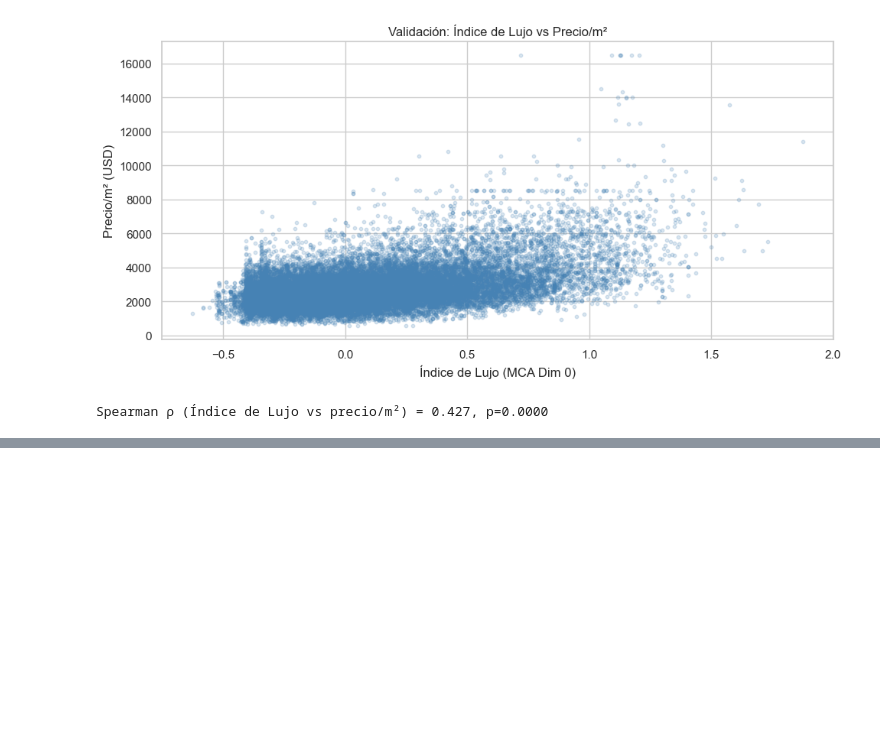
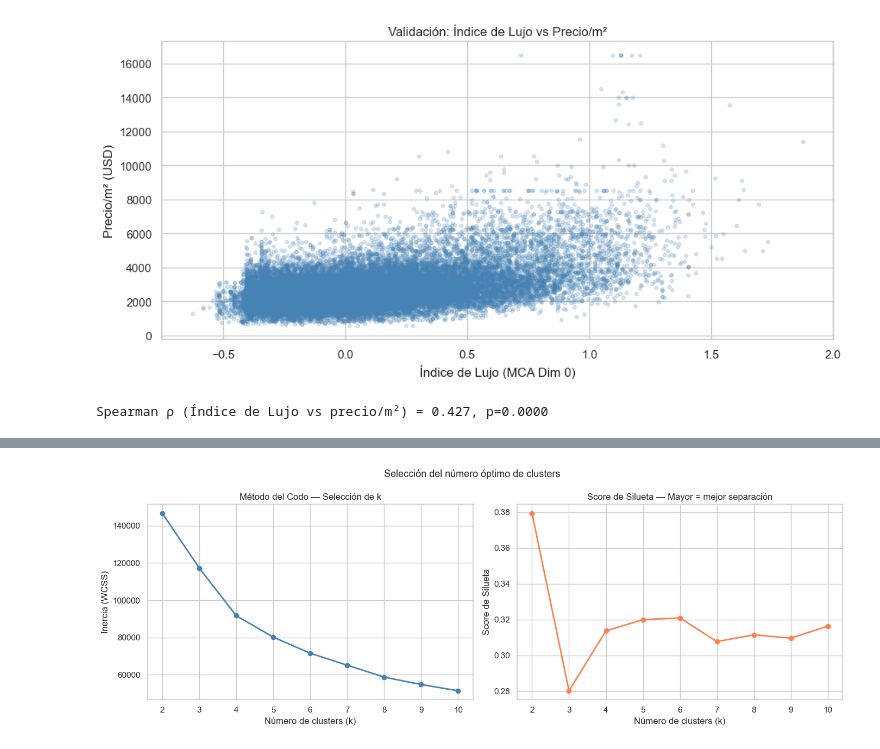
Before and after one commit to clararodriguezacevedo/descriptiva-real-estate, a Jupyter notebook: notebooks/TP3_Grupo_1.ipynb, the cells around one changed output, grey strips where cells are left out. Cells and saved outputs as stored; diff of their text form; code cells hidden in the pictures; blank space fills up the shorter version.

Commit message:
clusters and minor fixes

```diff
--- a/notebooks/TP3_Grupo_1.ipynb
+++ b/notebooks/TP3_Grupo_1.ipynb
@@ -1067,0 +1119,20 @@ Spearman ρ (Índice de Lujo vs precio/m²) = 0.427, p=0.0000
+# %%
+from sklearn.metrics import calinski_harabasz_score
+
+scaler_clust = StandardScaler()
+X_clust = scaler_clust.fit_transform(df_clust_base[vars_cluster_ok])
+
+K_RANGE = range(2, 11)
+inercias = []
+siluetas = []
+vrc = []
+
+for k in K_RANGE:
+    km = KMeans(n_clusters=k, random_state=SEED, n_init='auto')
+    labels = km.fit_predict(X_clust)
+    inercias.append(km.inertia_)
+    sil = silhouette_score(X_clust, labels, sample_size=5000, random_state=SEED)
+    siluetas.append(sil)
+    vrc_val = calinski_harabasz_score(X_clust, labels)
+    vrc.append(vrc_val)
+    print(f'k={k}: inercia={km.inertia_:,.0f}, silueta={sil:.3f}, VRC={vrc_val:.3f}')
@@ -1067,0 +1149,22 @@ Spearman ρ (Índice de Lujo vs precio/m²) = 0.427, p=0.0000
+# %%
+fig, axes = plt.subplots(1, 2, figsize=(14, 5))
+
+# Método del codo
+axes[0].plot(list(K_RANGE), inercias, marker='o', color='steelblue', linewidth=2)
+axes[0].set_xlabel('Número de clusters (k)')
+axes[0].set_ylabel('Inercia (WCSS)')
+axes[0].set_title('Método del Codo — Selección de k')
+axes[0].set_xticks(list(K_RANGE))
+
+# Silueta
+axes[1].plot(list(K_RANGE), siluetas, marker='o', color='coral', linewidth=2)
+axes[1].set_xlabel('Número de clusters (k)')
+axes[1].set_ylabel('Score de Silueta')
+axes[1].set_title('Score de Silueta — Mayor = mejor separación')
+axes[1].set_xticks(list(K_RANGE))
+
+plt.suptitle('Selección del número óptimo de clusters', fontsize=13)
+plt.tight_layout()
+plt.show()
+# %% [output]
+[figure, added]
```
Also changed, not shown: parts of 28 cells of this notebook.
